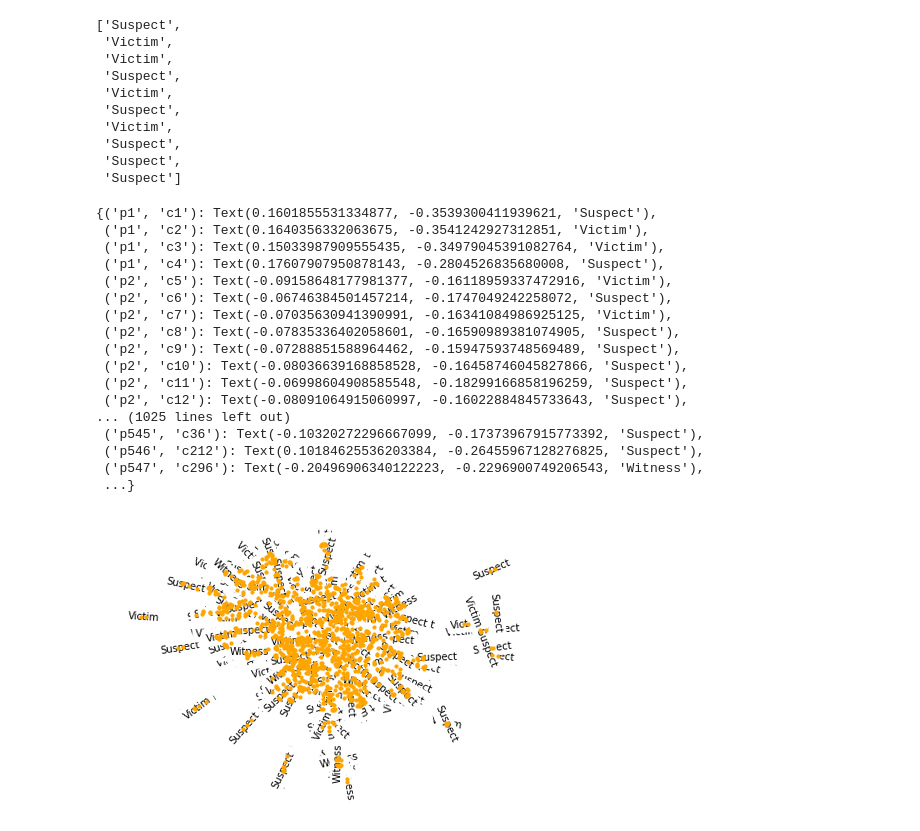
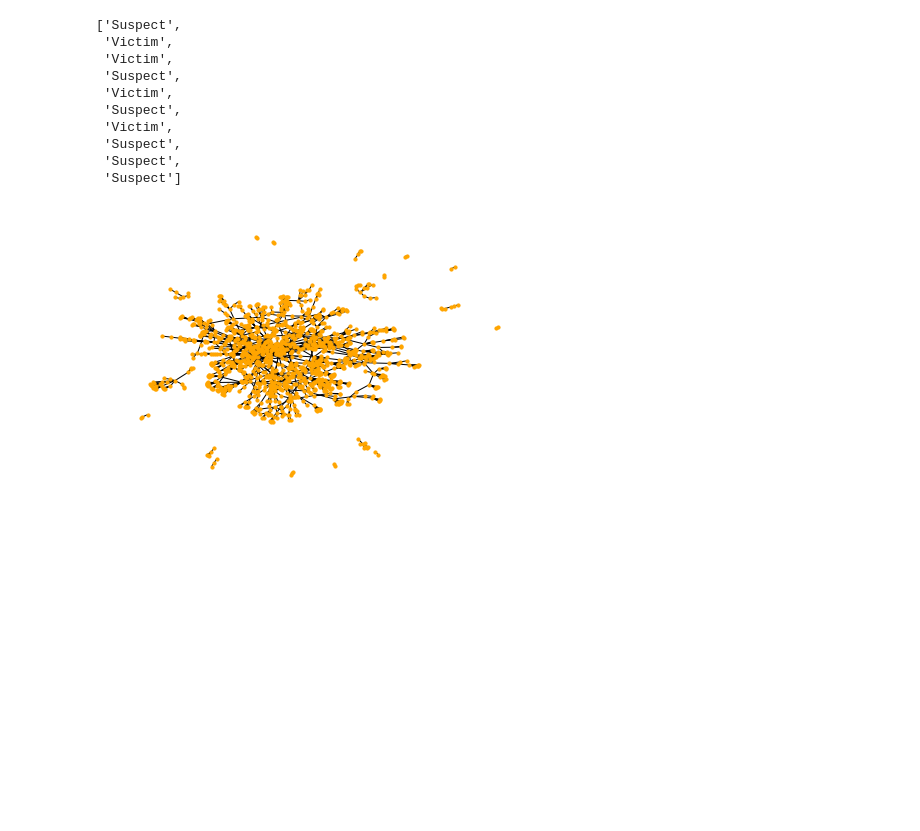
Before and after one commit to dmdequin/CrimeNetworkAnalysis, a Jupyter notebook: Notebooks/sabrina.ipynb, the cells around one changed output. Saved outputs shown, nothing was run; the diff lists cells and outputs as text; code cells hidden in the pictures; blank space fills up the shorter version.

```diff
--- a/Notebooks/sabrina.ipynb
+++ b/Notebooks/sabrina.ipynb
@@ -179,44 +181,26 @@ edge_colors[0:10]
 # %%
 options = {
     'node_color': 'orange',
     'node_size': 10,
-    # 'width': 3,
     'edge_color': 'black',
     'linewidths': 1,
     'font_size': 8,
     'with_labels': False
 }
 
 # Get the edge labels for ratings
 edge_labels = nx.get_edge_attributes(G, 'role')
 # edge_labels
 
 # pos=nx.bipartite_layout(G, top_nodes)
 # nx.draw(G,pos, **options)
 
 
 pos=nx.spring_layout(G)
 nx.draw(G, pos, **options)
 # Draw the edge labels
-nx.draw_networkx_edge_labels(G, pos, edge_labels=edge_labels)
+# nx.draw_networkx_edge_labels(G, pos, edge_labels=edge_labels)
 # %% [output]
-{('p1', 'c1'): Text(0.1601855531334877, -0.3539300411939621, 'Suspect'),
- ('p1', 'c2'): Text(0.1640356332063675, -0.3541242927312851, 'Victim'),
- ('p1', 'c3'): Text(0.15033987909555435, -0.34979045391082764, 'Victim'),
- ('p1', 'c4'): Text(0.17607907950878143, -0.2804526835680008, 'Suspect'),
- ('p2', 'c5'): Text(-0.09158648177981377, -0.16118959337472916, 'Victim'),
- ('p2', 'c6'): Text(-0.06746384501457214, -0.1747049242258072, 'Suspect'),
- ('p2', 'c7'): Text(-0.07035630941390991, -0.16341084986925125, 'Victim'),
- ('p2', 'c8'): Text(-0.07835336402058601, -0.16590989381074905, 'Suspect'),
- ('p2', 'c9'): Text(-0.07288851588964462, -0.15947593748569489, 'Suspect'),
- ('p2', 'c10'): Text(-0.08036639168858528, -0.16458746045827866, 'Suspect'),
- ('p2', 'c11'): Text(-0.06998604908585548, -0.18299166858196259, 'Suspect'),
- ('p2', 'c12'): Text(-0.08091064915060997, -0.16022884845733643, 'Suspect'),
-... (1025 lines left out)
- ('p545', 'c36'): Text(-0.10320272296667099, -0.17373967915773392, 'Suspect'),
- ('p546', 'c212'): Text(0.10184625536203384, -0.26455967128276825, 'Suspect'),
- ('p547', 'c296'): Text(-0.20496906340122223, -0.2296900749206543, 'Witness'),
- ...}
-[figure, old version]
+[figure, new version]
 # %%
 bipartite.density(G, bottom_nodes)
```
Also changed, not shown: parts of 8 cells of this notebook.
